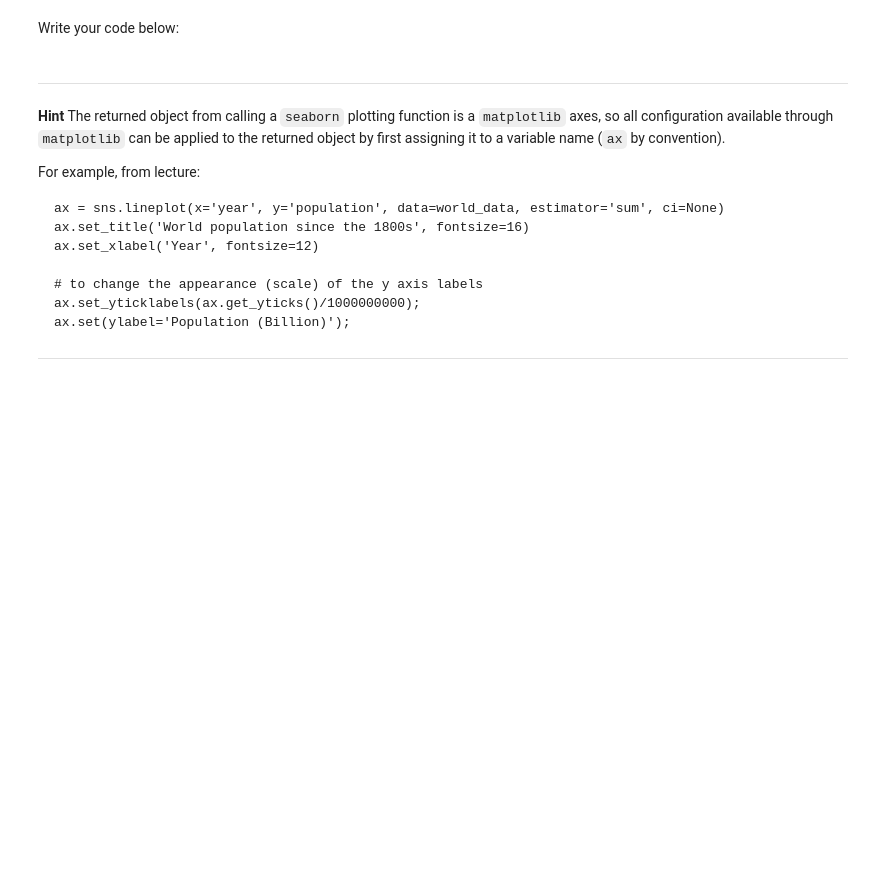
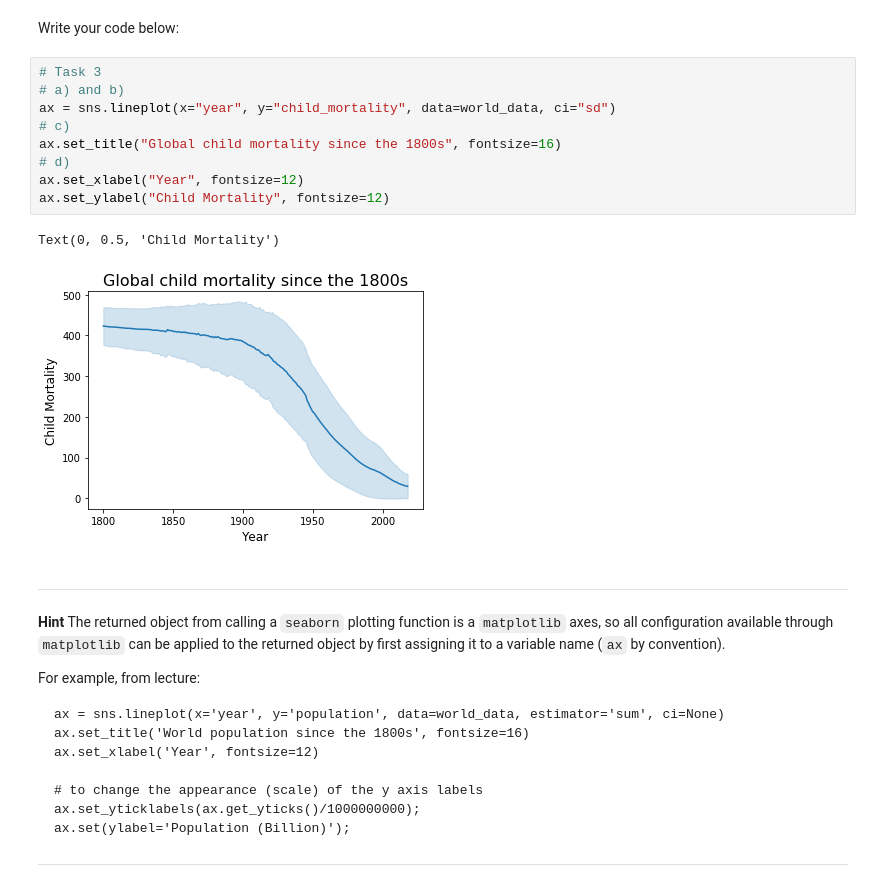
Before and after one commit to constructor-s/BME1478_Assignments, a Jupyter notebook: a07/last-first-assignment7.ipynb, the cells around one changed output. Drawn from its saved outputs; the diff is of its cells as text; blank space fills up the shorter version.

```diff
--- a/a07/last-first-assignment7.ipynb
+++ b/a07/last-first-assignment7.ipynb
@@ -108,6 +129,18 @@ c) Use the `set_title` method of `ax` to set the title to `Global child mortalit
 d) Use the methods `set_xlabel` and `set_ylabel` of the `ax` object to change BOTH the labels from "year" to "Year", and "child_mortality" to "Child Mortality", respectively. Use `fontsize=12` (0.25 marks).
 # %% [markdown]
 Write your code below:
+# %%
+# Task 3
+# a) and b)
+ax = sns.lineplot(x="year", y="child_mortality", data=world_data, ci="sd")
+# c)
+ax.set_title("Global child mortality since the 1800s", fontsize=16)
+# d)
+ax.set_xlabel("Year", fontsize=12)
+ax.set_ylabel("Child Mortality", fontsize=12)
+# %% [output]
+Text(0, 0.5, 'Child Mortality')
+[figure, added]
 # %% [markdown]
 ___
 **Hint** The returned object from calling a `seaborn` plotting function is a `matplotlib` axes,
```
Also changed, not shown: parts of 7 cells of this notebook.
